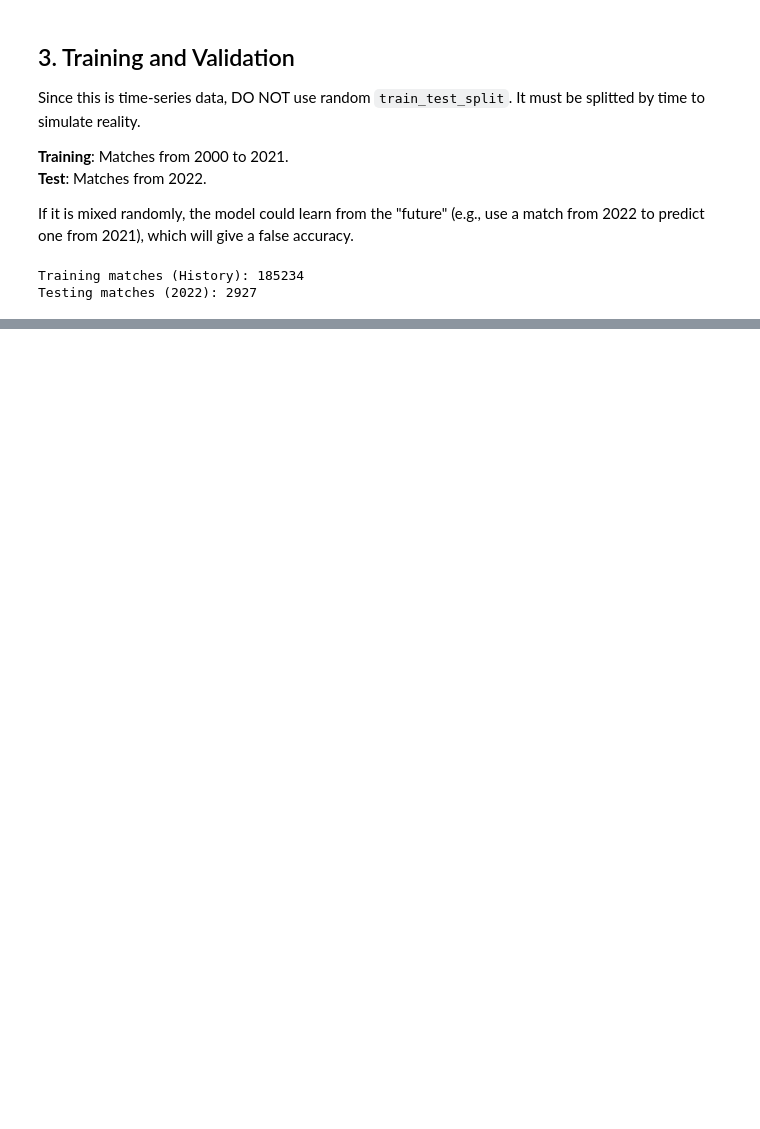
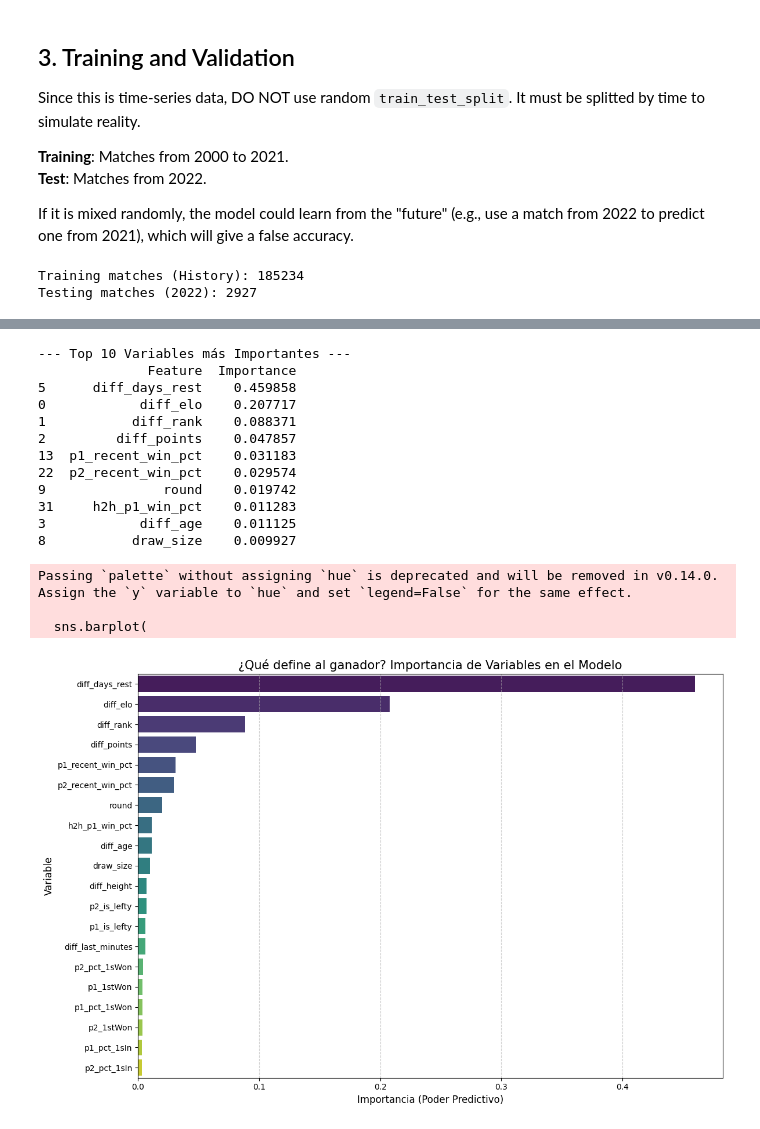
Before and after one commit to daavidhf/ATP-match-predictor, a Jupyter notebook: Notebook/TennisMatch_Predictor_Project.ipynb, the cells around one changed output, grey strips where cells are left out. Drawn from its saved outputs; the diff is of its cells as text; code cells hidden in the pictures; blank space fills up the shorter version.

```diff
--- a/Notebook/TennisMatch_Predictor_Project.ipynb
+++ b/Notebook/TennisMatch_Predictor_Project.ipynb
@@ -442,7 +490,7 @@ Since this is time-series data, DO NOT use random `train_test_split`. It must be
 
 If it is mixed randomly, the model could learn from the "future" (e.g., use a match from 2022 to predict one from 2021), which will give a false accuracy.
 # %%
-cutting_date = pd.to_datetime('20211201', format='%Y%m%d')
+cutting_date = pd.to_datetime('01122021', format='%d%m%Y')
 X_train = df_train[df_train['date'] < cutting_date].drop(columns=['target', 'date'])
 y_train = df_train[df_train['date'] < cutting_date]['target']
 X_test = df_train[df_train['date'] >= cutting_date].drop(columns=['target', 'date'])
@@ -455,13 +505,14 @@ Testing matches (2022): 2927
 # %%
 model = RandomForestClassifier(
-    n_estimators=100,   # Number of trees in the forest
-    max_depth=5,        # Maximum depth of the tree to avoid overfitting
-    random_state=42     # Seed for reproducibility
+    n_estimators=300,       # Number of trees in the forest
+    max_depth=20,           # Maximum depth of the tree to avoid overfitting
+    min_samples_leaf=50,    # Minimum samples per leaf to reduce overfitting
+    n_jobs=-1,              # Use all the CPU cores
+    random_state=42         # Seed for reproducibility
 )
 
 print("Training model...")
 model.fit(X_train, y_train)
-print("Model trained")
 
 y_pred = model.predict(X_test)
 acc = accuracy_score(y_test, y_pred)
@@ -499,9 +551,14 @@ cols_exclude = ['target', 'date', 'season_id']
 X = df_seasoned.copy().drop(columns=cols_exclude)
 y = df_seasoned['target'].copy()
 
-model = RandomForestClassifier()
+model2 = RandomForestClassifier(
+    n_estimators=200,   # Number of trees in the forest
+    max_depth=20,       # Maximum depth of the tree to avoid overfitting
+    n_jobs=-1,          # Use all the CPU cores
+    random_state=42     # Seed for reproducibility
+)
 cv_splits = season_splitter(df_seasoned, 'season_id')
-scores = cross_val_score(model, X, y, cv=cv_splits, scoring='accuracy')
+scores = cross_val_score(model2, X, y, cv=cv_splits, scoring='accuracy')
 
 # Results
 print("\n--- Results ---")
@@ -528,0 +646,52 @@ Mean Accuracy: 65.32%
+# %%
+import matplotlib.pyplot as plt
+import seaborn as sns
+
+# 1. Asegurarnos de que el modelo está entrenado con TODOS los datos
+# (Por si acaso solo se quedó entrenado con el último split)
+model.fit(X, y)
+
+# 2. Extraer la importancia de las variables
+importances = model.feature_importances_
+feature_names = X.columns
+feature_importance_df = pd.DataFrame({
+    'Feature': feature_names,
+    'Importance': importances
+}).sort_values(by='Importance', ascending=False)
+
+# 3. Mostrar la tabla de las Top 10 (para ver el dato exacto)
+print("\n--- Top 10 Variables más Importantes ---")
+print(feature_importance_df.head(10))
+
+# 4. Generar el Gráfico
+plt.figure(figsize=(12, 8))
+sns.barplot(
+    x='Importance',
+    y='Feature',
+    data=feature_importance_df.head(20), # Mostramos solo las 20 mejores para que sea legible
+    palette='viridis'
+)
+
+plt.title('¿Qué define al ganador? Importancia de Variables en el Modelo', fontsize=15)
+plt.xlabel('Importancia (Poder Predictivo)', fontsize=12)
+plt.ylabel('Variable', fontsize=12)
+plt.grid(axis='x', linestyle='--', alpha=0.6)
+plt.tight_layout()
+plt.show()
+# %% [output]
+--- Top 10 Variables más Importantes ---
+              Feature  Importance
+5      diff_days_rest    0.459858
+0            diff_elo    0.207717
+1           diff_rank    0.088371
+2         diff_points    0.047857
+13  p1_recent_win_pct    0.031183
+22  p2_recent_win_pct    0.029574
+9               round    0.019742
+31     h2h_p1_win_pct    0.011283
+3            diff_age    0.011125
+8           draw_size    0.009927
+Passing `palette` without assigning `hue` is deprecated and will be removed in v0.14.0. Assign the `y` variable to `hue` and set `legend=False` for the same effect.
+
+  sns.barplot(
+[figure, added]
```
Also changed, not shown: parts of 38 cells of this notebook.
